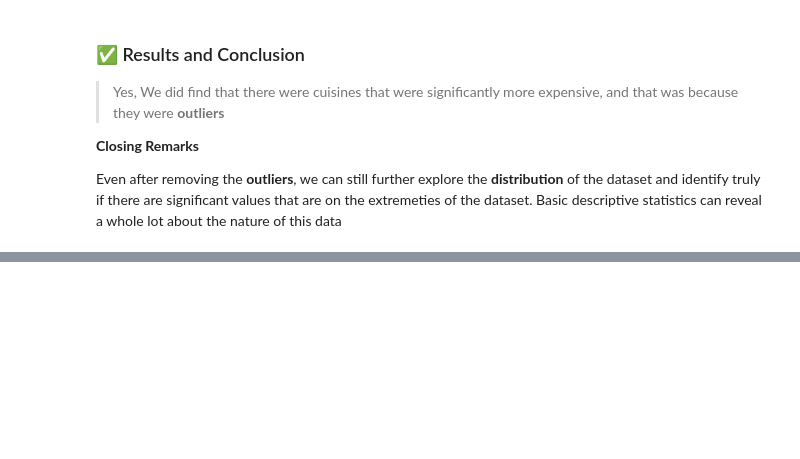
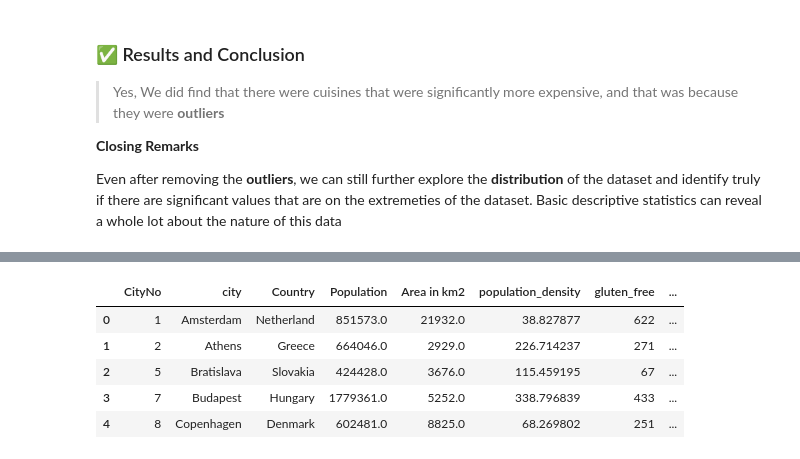
Before and after one commit to nablosos/food-data-analysis, a Jupyter notebook: project.ipynb, the cells around one changed output, grey strips where cells are left out. Saved outputs shown, nothing was run; the diff lists cells and outputs as text; code cells hidden in the pictures; blank space fills up the shorter version.

```diff
--- a/project.ipynb
+++ b/project.ipynb
@@ -544,0 +572,12 @@ Even after removing the **outliers**, we can still further explore the **distrib
+# %%
+# Formulate the dataframe for use
+gluten_df = df[['city','gluten_free']]
+
+# Select only the countries which have gluten-free
+gluten_df = gluten_df.loc[gluten_df['gluten_free'] == 'Y'].reset_index(drop=True)
+
+# Find the frequency of countries with gluten
+gluten_free_cities = gluten_df.groupby(by='city').count()
+
+#Sort the gluten free countries
+display(gluten_free_cities.sort_values(by='gluten_free').head())
@@ -544,0 +651,16 @@ Even after removing the **outliers**, we can still further explore the **distrib
+# %%
+# Joining the tables
+gluten_free_cities.index.dtype == europe_capitals_df['city'].dtype
+gluten_capitals = europe_capitals_df.merge(gluten_free_cities, on='city')
+
+# Create and calculate new column of gluten_restaurant_density in europe_capitals
+gluten_capitals['gluten_free_restaurant_density'] = gluten_capitals['gluten_free'] / gluten_capitals['Population']
+
+gluten_capitals.head(5)
+# %% [output]
+|  | CityNo | city | Country | Population | Area in km2 | population_density | gluten_free | ... |
+| 0 | 1 | Amsterdam | Netherland | 851573.0 | 21932.0 | 38.827877 | 622 | ... |
+| 1 | 2 | Athens | Greece | 664046.0 | 2929.0 | 226.714237 | 271 | ... |
+| 2 | 5 | Bratislava | Slovakia | 424428.0 | 3676.0 | 115.459195 | 67 | ... |
+| 3 | 7 | Budapest | Hungary | 1779361.0 | 5252.0 | 338.796839 | 433 | ... |
+| 4 | 8 | Copenhagen | Denmark | 602481.0 | 8825.0 | 68.269802 | 251 | ... |
```
Also changed, not shown: parts of 13 cells of this notebook.
